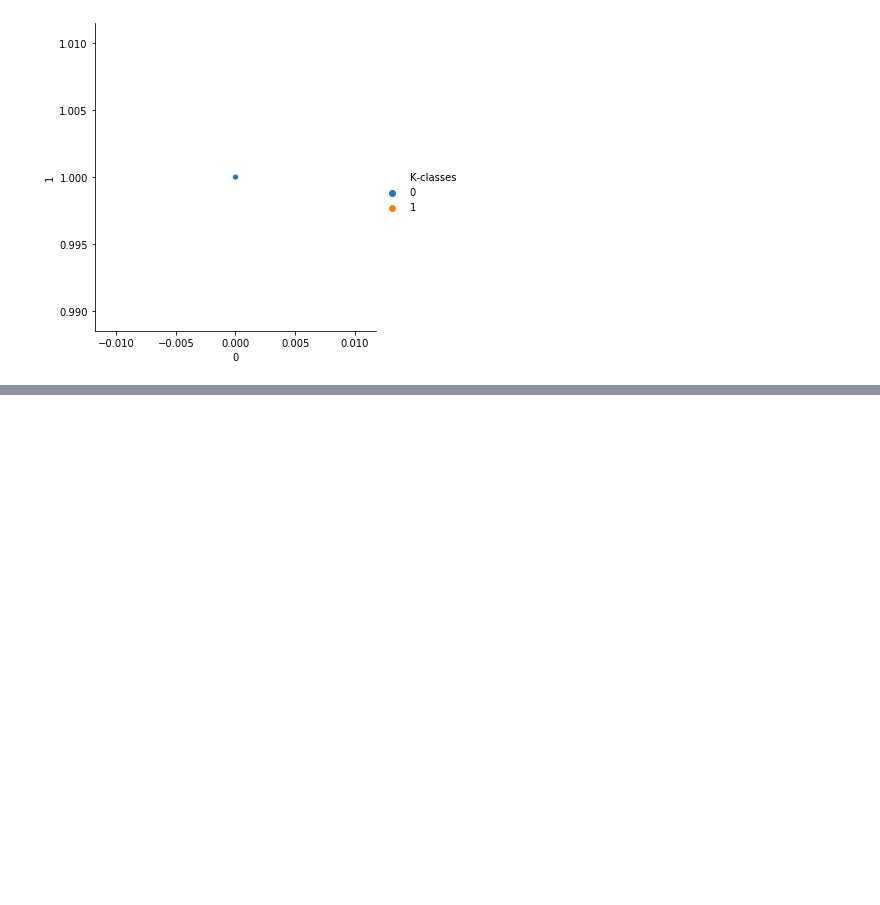
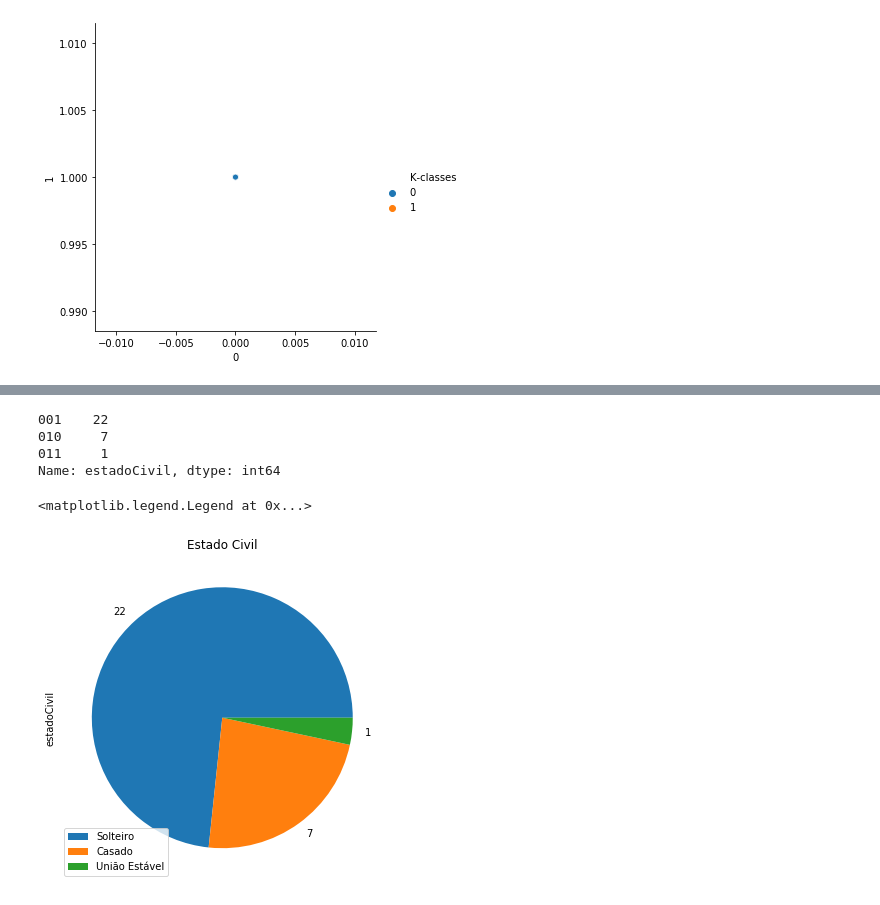
Before and after one commit to alexsanderthorne/K-means, a Jupyter notebook: ProjetoKmeans.ipynb, the cells around one changed output, grey strips where cells are left out. Cells and saved outputs as stored; diff of their text form; code cells hidden in the pictures; blank space fills up the shorter version.

```diff
--- a/ProjetoKmeans.ipynb
+++ b/ProjetoKmeans.ipynb
@@ -161,0 +126,16 @@ Name: ingles, dtype: int64
+# %%
+df.dtypes
+df['estadoCivil'].value_counts()
+# %% [output]
+001    22
+010     7
+011     1
+Name: estadoCivil, dtype: int64
+# %%
+labels=['Solteiro', 'Casado', 'União Estável']
+values = df["estadoCivil"].value_counts()
+df["estadoCivil"].value_counts().plot.pie(title="Estado Civil", labels=values, figsize=(6, 6))
+plt.legend(labels,loc=3)
+# %% [output]
+<matplotlib.legend.Legend at 0x...>
+[figure, added]
```
Also changed, not shown: parts of 19 cells of this notebook, 5 other files.
